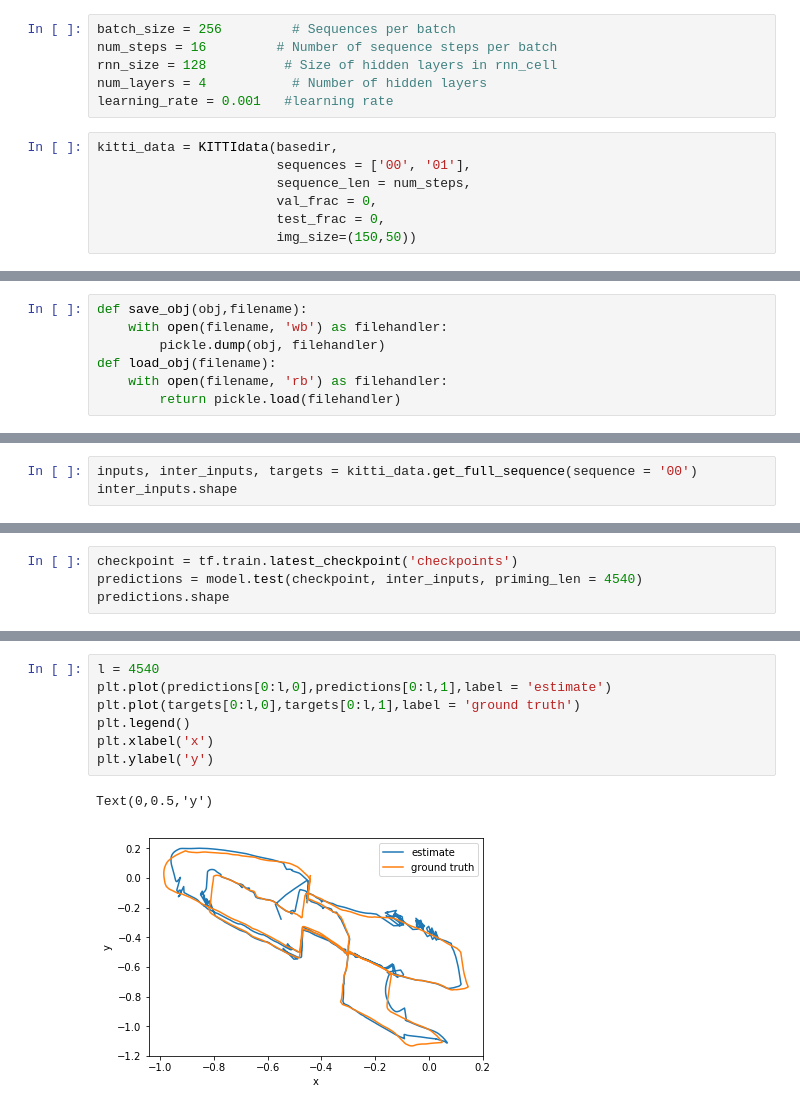
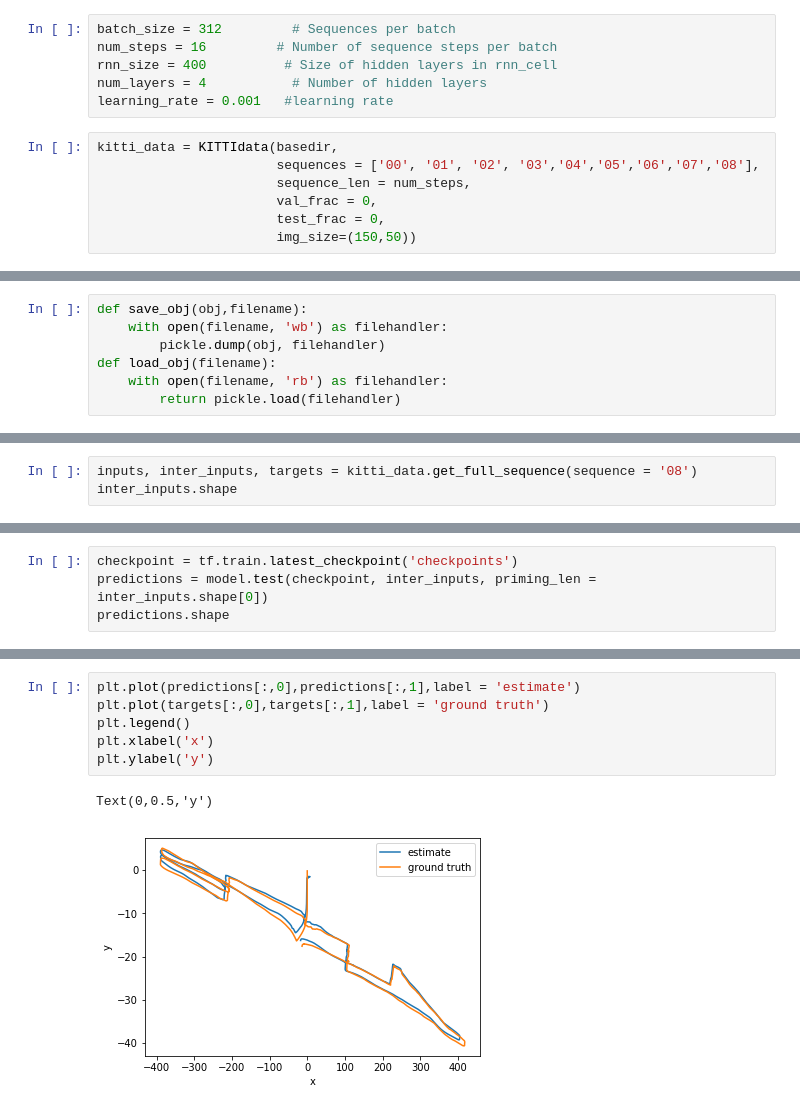
Before and after one commit to gagkhan/deep_visual_odometry, a Jupyter notebook: Training_RNN.ipynb, the cells around one changed output, grey strips where cells are left out. Cells and saved outputs as stored; diff of their text form.

Commit message:
Odom model with reg

```diff
--- a/Training_RNN.ipynb
+++ b/Training_RNN.ipynb
@@ -14,14 +14,14 @@ basedir = 'dataset'
 # %%
 from deep_visual_odometry.odometry_model import OdomModel
 # %%
-batch_size = 256         # Sequences per batch
+batch_size = 312         # Sequences per batch
 num_steps = 16         # Number of sequence steps per batch
-rnn_size = 128          # Size of hidden layers in rnn_cell
+rnn_size = 400          # Size of hidden layers in rnn_cell
 num_layers = 4           # Number of hidden layers
 learning_rate = 0.001   #learning rate
 # %%
 kitti_data = KITTIdata(basedir,
-                       sequences = ['00', '01'],
+                       sequences = ['00', '01', '02', '03','04','05','06','07','08'],
                        sequence_len = num_steps,
                        val_frac = 0,
                        test_frac = 0,
@@ -85,6 +92,6 @@ seq_output shape (1, 1, 128)
 shape of outputs (1, 1, 3)
 shape of targets (1, 1, 3)
 # %%
-inputs, inter_inputs, targets = kitti_data.get_full_sequence(sequence = '00')
+inputs, inter_inputs, targets = kitti_data.get_full_sequence(sequence = '08')
 inter_inputs.shape
 # %% [output]
@@ -92,5 +99,5 @@ inter_inputs.shape
 # %%
 checkpoint = tf.train.latest_checkpoint('checkpoints')
-predictions = model.test(checkpoint, inter_inputs, priming_len = 4540)
+predictions = model.test(checkpoint, inter_inputs, priming_len = inter_inputs.shape[0])
 predictions.shape
 # %% [output]
@@ -126,10 +133,9 @@ plt.show()
 # %%
-l = 4540
-plt.plot(predictions[0:l,0],predictions[0:l,1],label = 'estimate')
-plt.plot(targets[0:l,0],targets[0:l,1],label = 'ground truth')
+plt.plot(predictions[:,0],predictions[:,1],label = 'estimate')
+plt.plot(targets[:,0],targets[:,1],label = 'ground truth')
 plt.legend()
 plt.xlabel('x')
 plt.ylabel('y')
 # %% [output]
 Text(0,0.5,'y')
-[figure, old version]
+[figure, new version]
```
Also changed, not shown: parts of 10 cells of this notebook, 1 other file.
